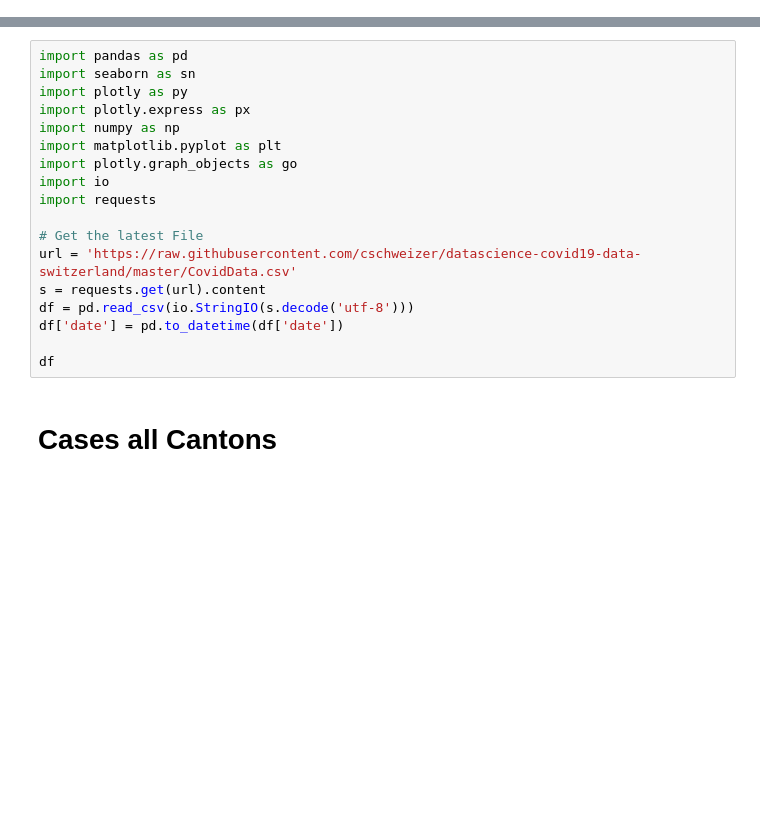
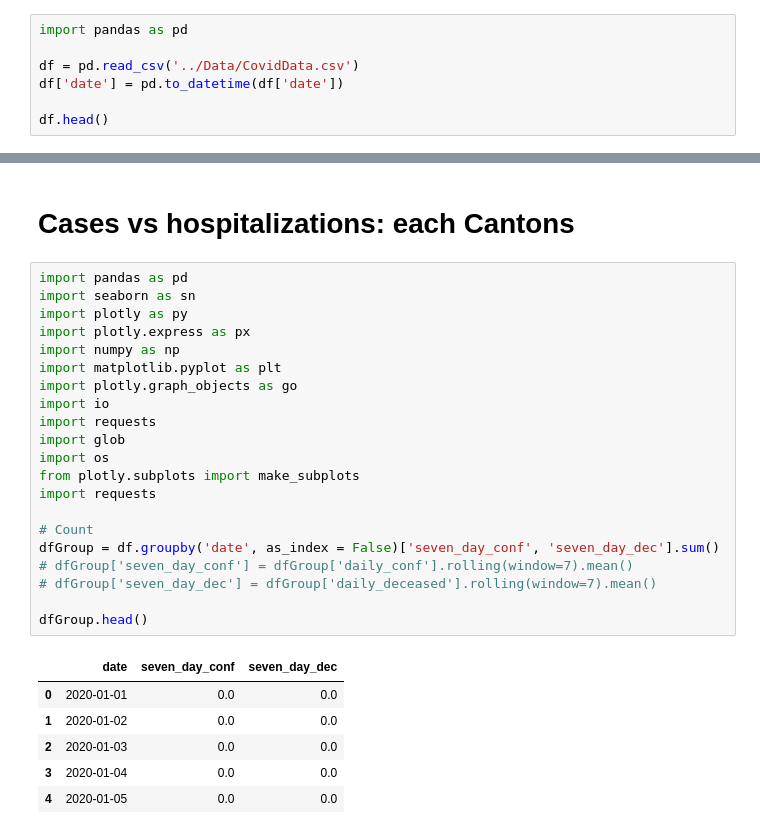
Before and after one commit to cschweizer/datascience-covid19-data-switzerland, a Jupyter notebook: 02 Data Analytics/Visualizations.ipynb, the cells around one changed output, grey strips where cells are left out. Drawn from its saved outputs; the diff is of its cells as text; blank space fills up the shorter version.

```diff
--- a/02 Data Analytics/Visualizations.ipynb
+++ b/02 Data Analytics/Visualizations.ipynb
@@ -0,0 +3,7 @@
+# %%
+import pandas as pd
+
+df = pd.read_csv('../Data/CovidData.csv')
+df['date'] = pd.to_datetime(df['date'])
+
+df.head()
@@ -1,20 +74,30 @@
+# %% [markdown]
+# Cases vs hospitalizations: each Cantons
 # %%
 import pandas as pd
 import seaborn as sn
 import plotly as py
 import plotly.express as px
 import numpy as np
 import matplotlib.pyplot as plt
 import plotly.graph_objects as go
 import io
 import requests
+import glob
+import os
+from plotly.subplots import make_subplots
+import requests
 
-# Get the latest File
-url = 'https://raw.githubusercontent.com/cschweizer/datascience-covid19-data-switzerland/master/CovidData.csv'
-s = requests.get(url).content
-df = pd.read_csv(io.StringIO(s.decode('utf-8')))
-df['date'] = pd.to_datetime(df['date'])
+# Count
+dfGroup = df.groupby('date', as_index = False)['seven_day_conf', 'seven_day_dec'].sum()
+# dfGroup['seven_day_conf'] = dfGroup['daily_conf'].rolling(window=7).mean()
+# dfGroup['seven_day_dec'] = dfGroup['daily_deceased'].rolling(window=7).mean()
 
-df
+dfGroup.head()
+# %% [output]
+|  | date | seven_day_conf | seven_day_dec |
+| 0 | 2020-01-01 | 0.0 | 0.0 |
+| 1 | 2020-01-02 | 0.0 | 0.0 |
+| 2 | 2020-01-03 | 0.0 | 0.0 |
+| 3 | 2020-01-04 | 0.0 | 0.0 |
+| 4 | 2020-01-05 | 0.0 | 0.0 |
-# %% [markdown]
-# Cases all Cantons
```
Also changed, not shown: parts of 7 cells of this notebook.
